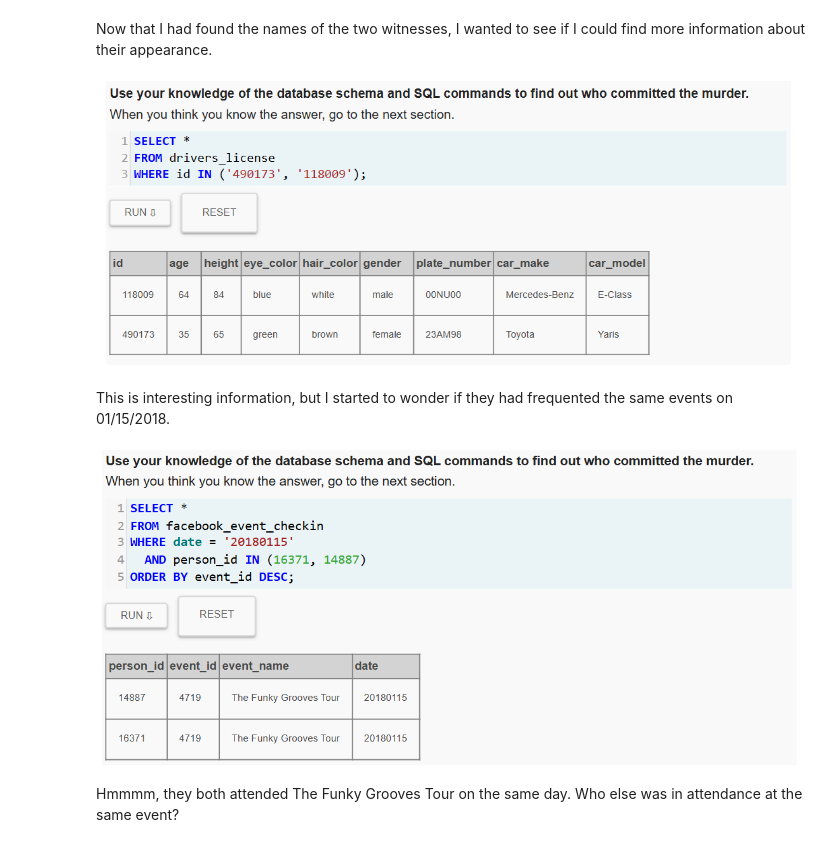
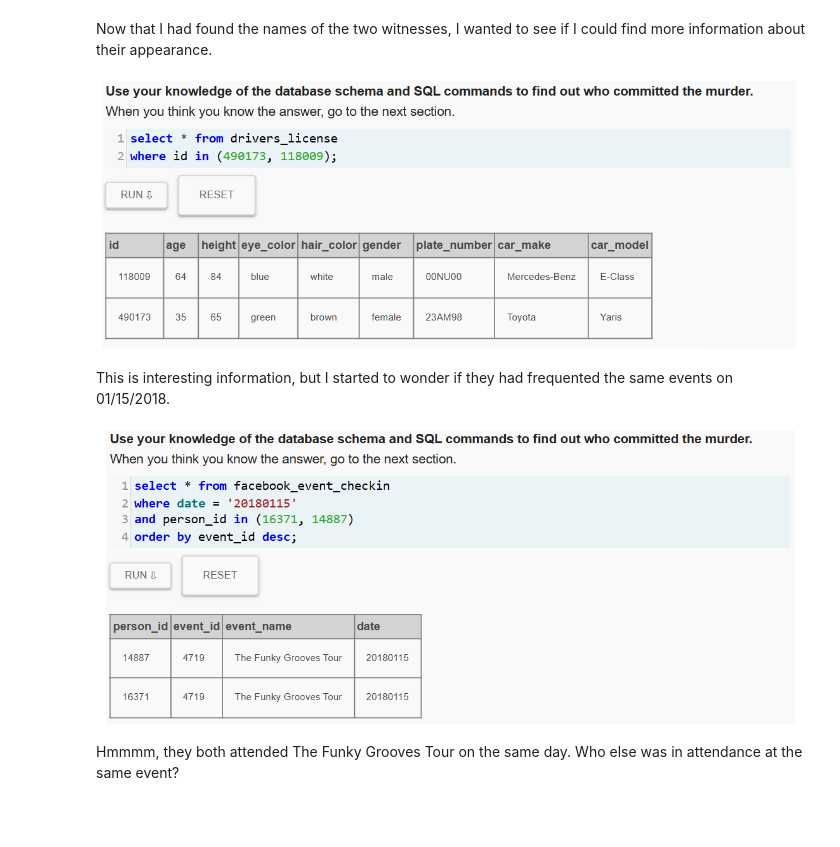
Before and after one commit to ashleyadehart/DataAnalysisModule3, a Jupyter notebook: Week1/sql_murder_mystery/sql_murder_mystery.ipynb, the cells around one changed output. Cells and saved outputs as stored; diff of their text form; code cells hidden in the pictures; blank space fills up the shorter version.

```diff
--- a/Week1/sql_murder_mystery/sql_murder_mystery.ipynb
+++ b/Week1/sql_murder_mystery/sql_murder_mystery.ipynb
@@ -36,16 +36,16 @@ display(Image(filename='screenshots/Screenshot 2026-05-24 104043.png'))
 Now that I had found the names of the two witnesses, I wanted to see if I could find more information about their appearance.
 # %%
 # Ran a SQL query that shows the details of the witnesses' appearance
-display(Image(filename='screenshots/Screenshot 2026-05-24 105241.png'))
+display(Image(filename='screenshots/Screenshot 2026-05-24 113343.png'))
 # %% [output]
-[figure, old version]
+[figure, new version]
 # %% [markdown]
 This is interesting information, but I started to wonder if they had frequented the same events on 01/15/2018.
 # %%
 # Ran a SQL query that shows information about the events that these witnesses attended on 01/15/2018
-display(Image(filename='screenshots/Screenshot 2026-05-24 110401.png'))
+display(Image(filename='screenshots/Screenshot 2026-05-24 113611.png'))
 # %% [output]
-[figure, old version]
+[figure, new version]
 # %% [markdown]
 Hmmmm, they both attended The Funky Grooves Tour on the same day. Who else was in attendance at the same event?
 # %%
```
